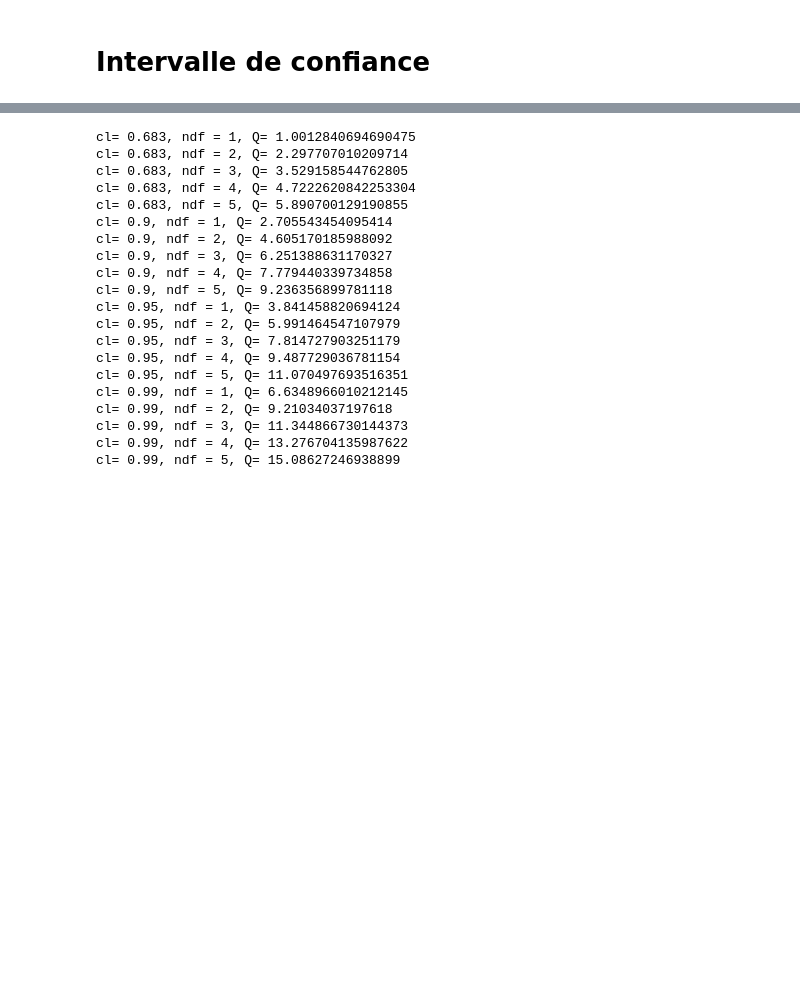
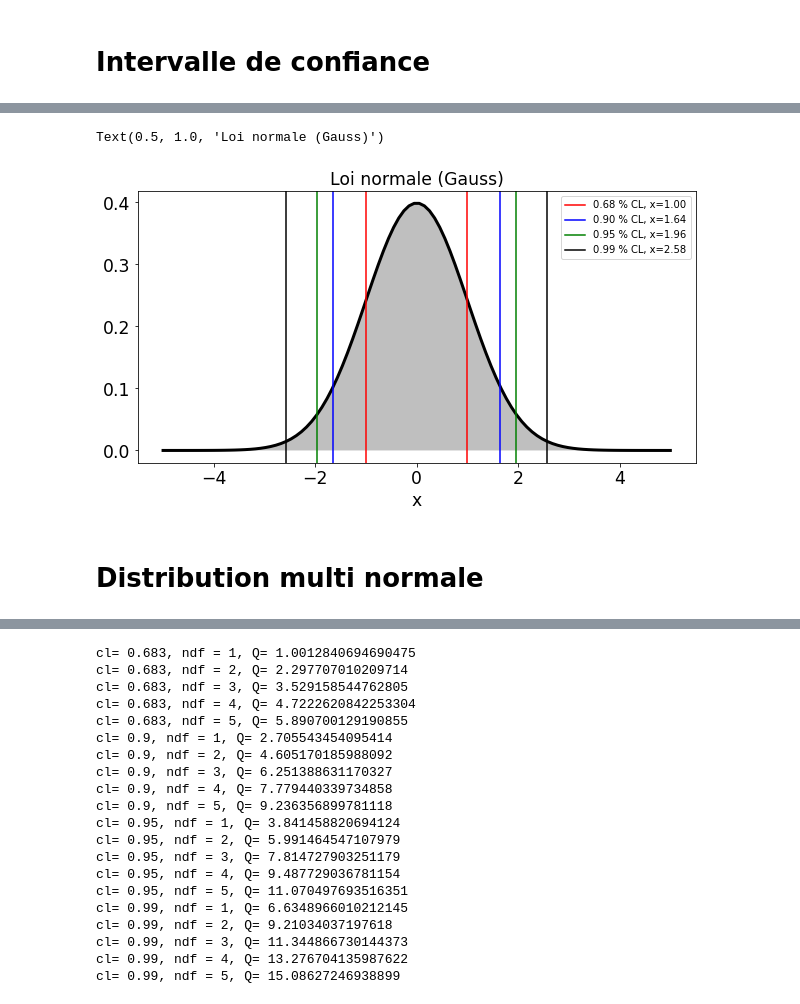
Before and after one commit to sylvielsstfr/StageM12021, a Jupyter notebook: notebooks/ConfidIntervals/ConfidenceInterval.ipynb, the cells around one changed output, grey strips where cells are left out. Saved outputs shown, nothing was run; the diff lists cells and outputs as text; code cells hidden in the pictures; blank space fills up the shorter version.

```diff
--- a/notebooks/ConfidIntervals/ConfidenceInterval.ipynb
+++ b/notebooks/ConfidIntervals/ConfidenceInterval.ipynb
@@ -23,3 +41,32 @@ from scipy.stats import multivariate_normal
+# %%
+x=np.linspace(-5,5,100)
+y=norm.pdf(x,0,1)
+# %%
+CL=np.array([0.683,0.9,0.95,0.99])
+col=np.array(["r","b","g","k"])
+# %%
+fig=plt.figure(figsize=(10,5))
+ax1=fig.add_subplot(111)
+ax1.plot(x,y,'k-',lw=3)
+ax1.fill_between(x,y,facecolor="grey",alpha=0.5)
+
+for idx in np.arange(len(CL)):
+    cl=CL[idx]
+    alpha = (1-cl)/2
+    label = "{:2.2f} % CL".format(cl)
+    x1=norm.ppf(alpha, loc=0, scale=1)
+    x2=norm.ppf(1-alpha, loc=0, scale=1)
+    label = "{:2.2f} % CL, x={:2.2f}".format(cl,x2)
+    ax1.axvline(x=x1,color=col[idx],label=label)
+    ax1.axvline(x=x2,color=col[idx])
+ax1.legend()
+ax1.set_xlabel("x")
+ax1.set_title("Loi normale (Gauss)")
+# %% [output]
+Text(0.5, 1.0, 'Loi normale (Gauss)')
+[figure, added]
+# %% [markdown]
+# Distribution multi normale
 # %%
 # Prepare your data
 x = np.linspace(-10, 10, 500)
```
Also changed, not shown: parts of 8 cells of this notebook.
